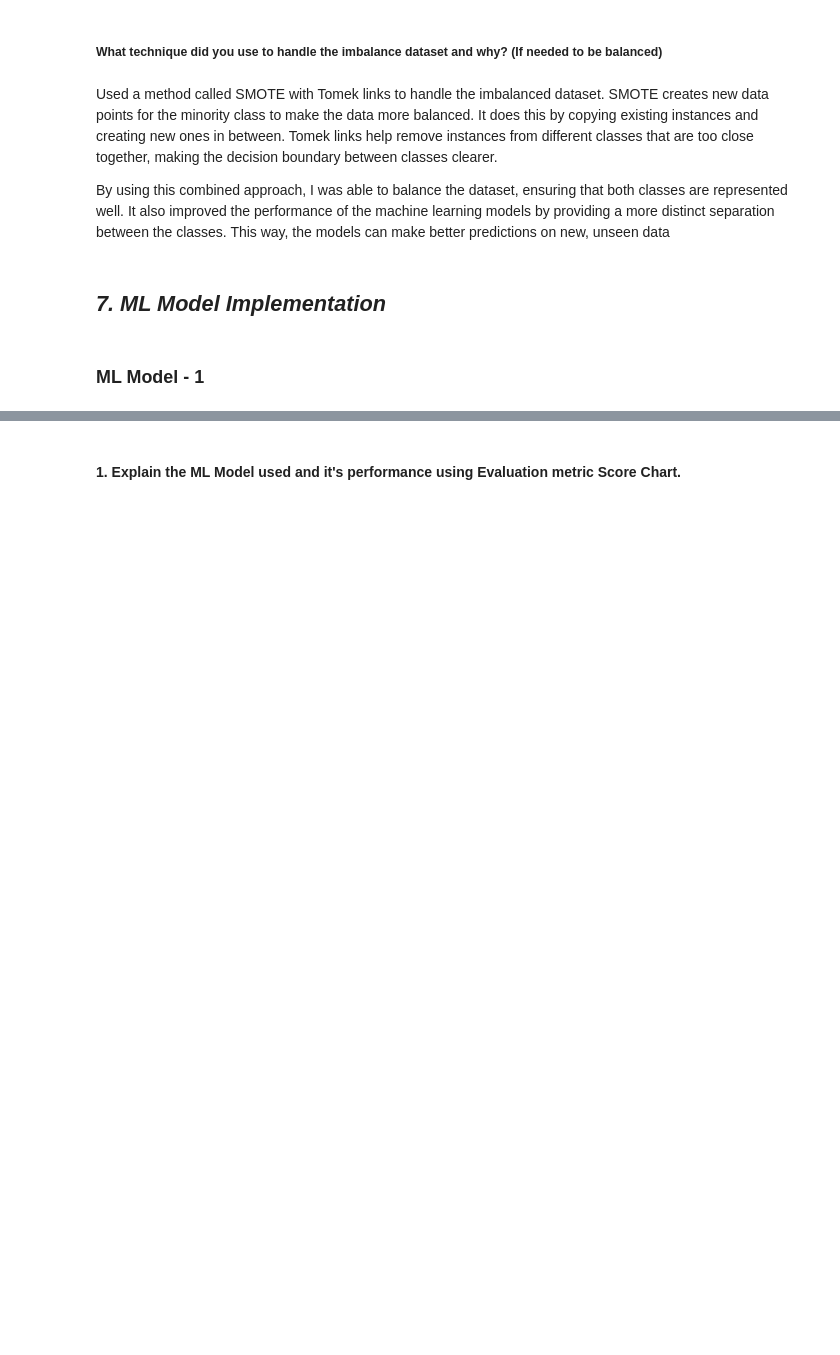
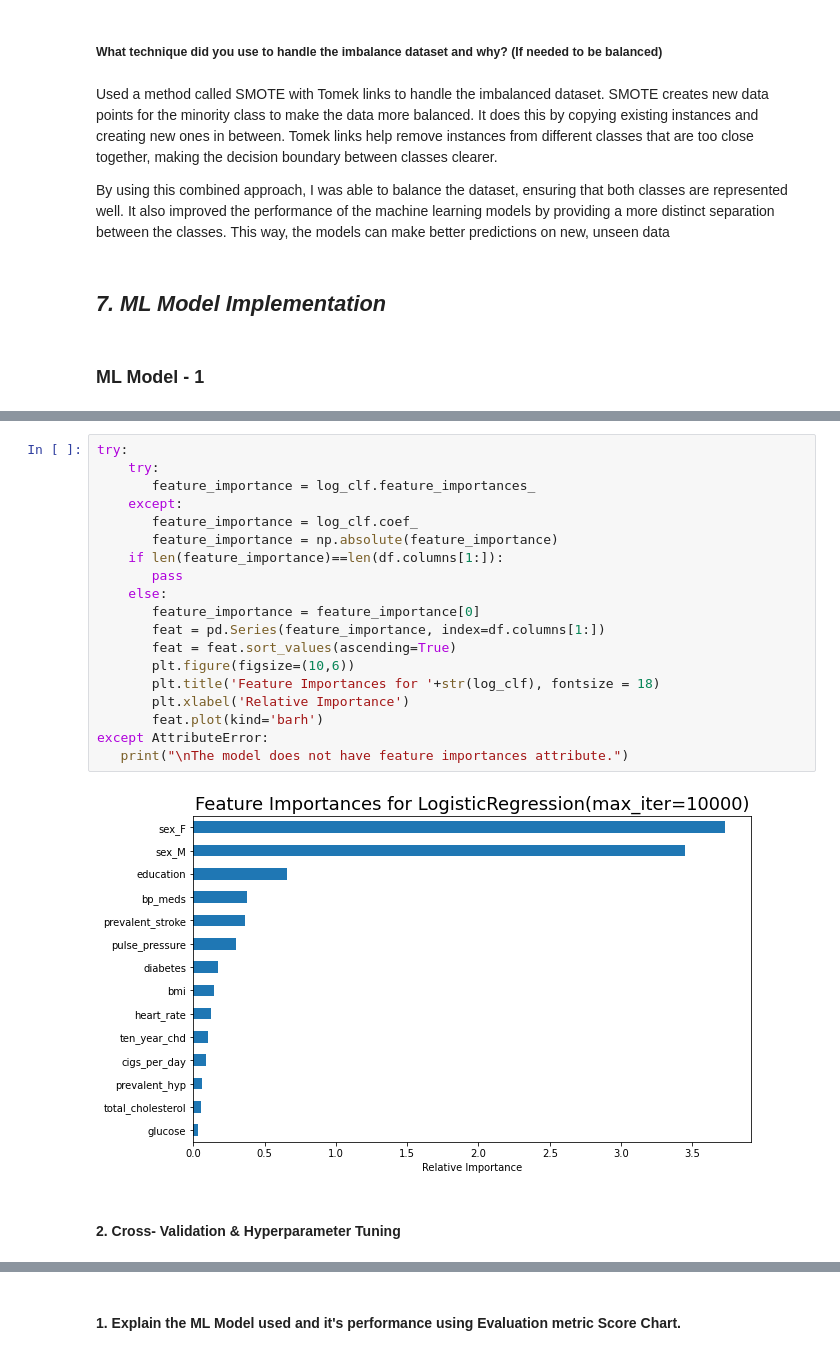
Before and after one commit to vyankath/AB_Capstone_CL_CRP, a Jupyter notebook: CL_Submission_CRP.ipynb, the cells around one changed output, grey strips where cells are left out. Saved outputs shown, nothing was run; the diff lists cells and outputs as text; blank space fills up the shorter version.

```diff
--- a/CL_Submission_CRP.ipynb
+++ b/CL_Submission_CRP.ipynb
@@ -1227,0 +1348,23 @@ The accuracy on test data is  0.855457227138643
+# %%
+try:
+    try:
+       feature_importance = log_clf.feature_importances_
+    except:
+       feature_importance = log_clf.coef_
+       feature_importance = np.absolute(feature_importance)
+    if len(feature_importance)==len(df.columns[1:]):
+       pass
+    else:
+       feature_importance = feature_importance[0]
+       feat = pd.Series(feature_importance, index=df.columns[1:])
+       feat = feat.sort_values(ascending=True)
+       plt.figure(figsize=(10,6))
+       plt.title('Feature Importances for '+str(log_clf), fontsize = 18)
+       plt.xlabel('Relative Importance')
+       feat.plot(kind='barh')
+except AttributeError:
+   print("\nThe model does not have feature importances attribute.")
+# %% [output]
+[figure, added]
+# %% [markdown]
+#### 2. Cross- Validation & Hyperparameter Tuning
```
Also changed, not shown: parts of 135 cells of this notebook, 1 other file.
